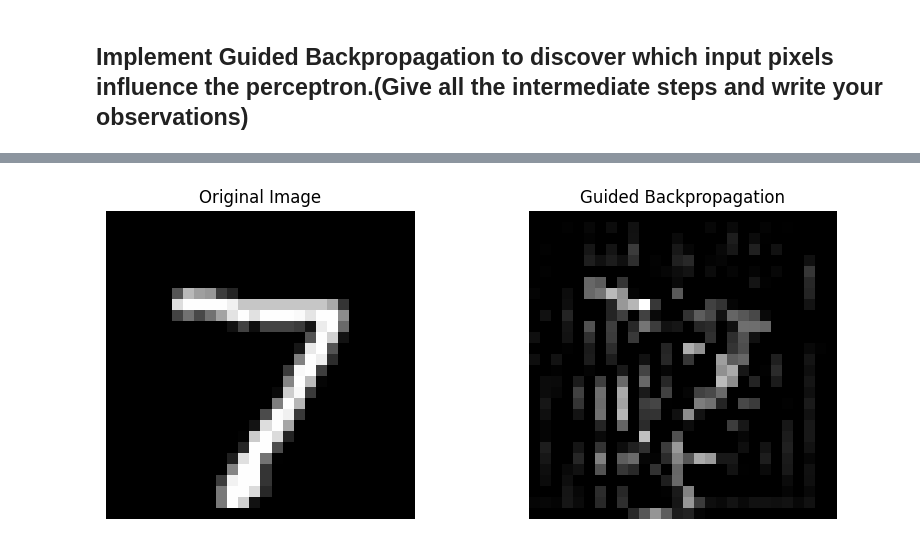
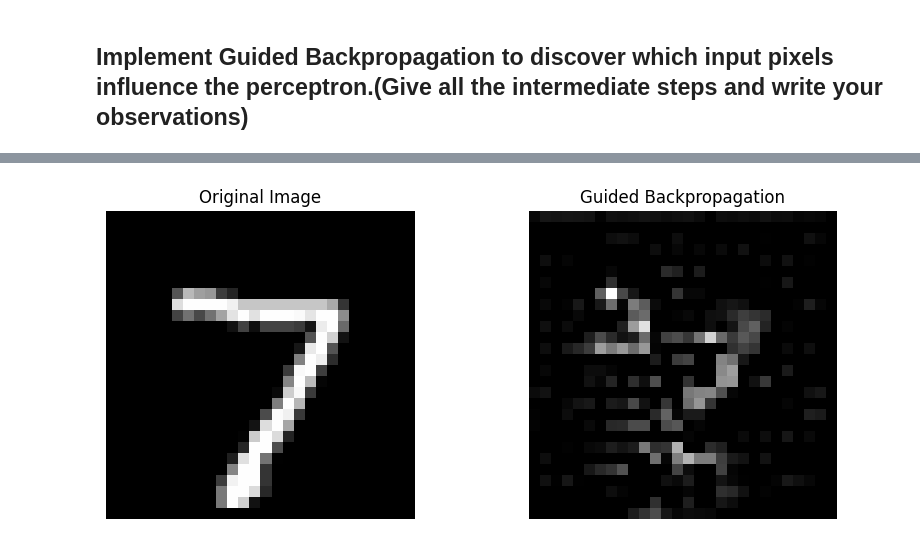
Before and after one commit to naveen-ramavath/Deep-Learning, a Jupyter notebook: dl.ipynb, the cells around one changed output, grey strips where cells are left out. Saved outputs shown, nothing was run; the diff lists cells and outputs as text; code cells hidden in the pictures.

```diff
--- a/dl.ipynb
+++ b/dl.ipynb
@@ -2242,7 +2242,7 @@ model.compile(optimizer='adam',
               loss='sparse_categorical_crossentropy',
               metrics=['accuracy'])
 
-model.fit(X_train,y_train,epochs=5)
+model.fit(X_train,y_train,epochs=2)
 
 # Take one image
 img = X_test[0]
@@ -2294 +2288 @@ Epoch 5/5
-[figure, old version]
+[figure, new version]
```
Also changed, not shown: parts of 3 cells of this notebook.
